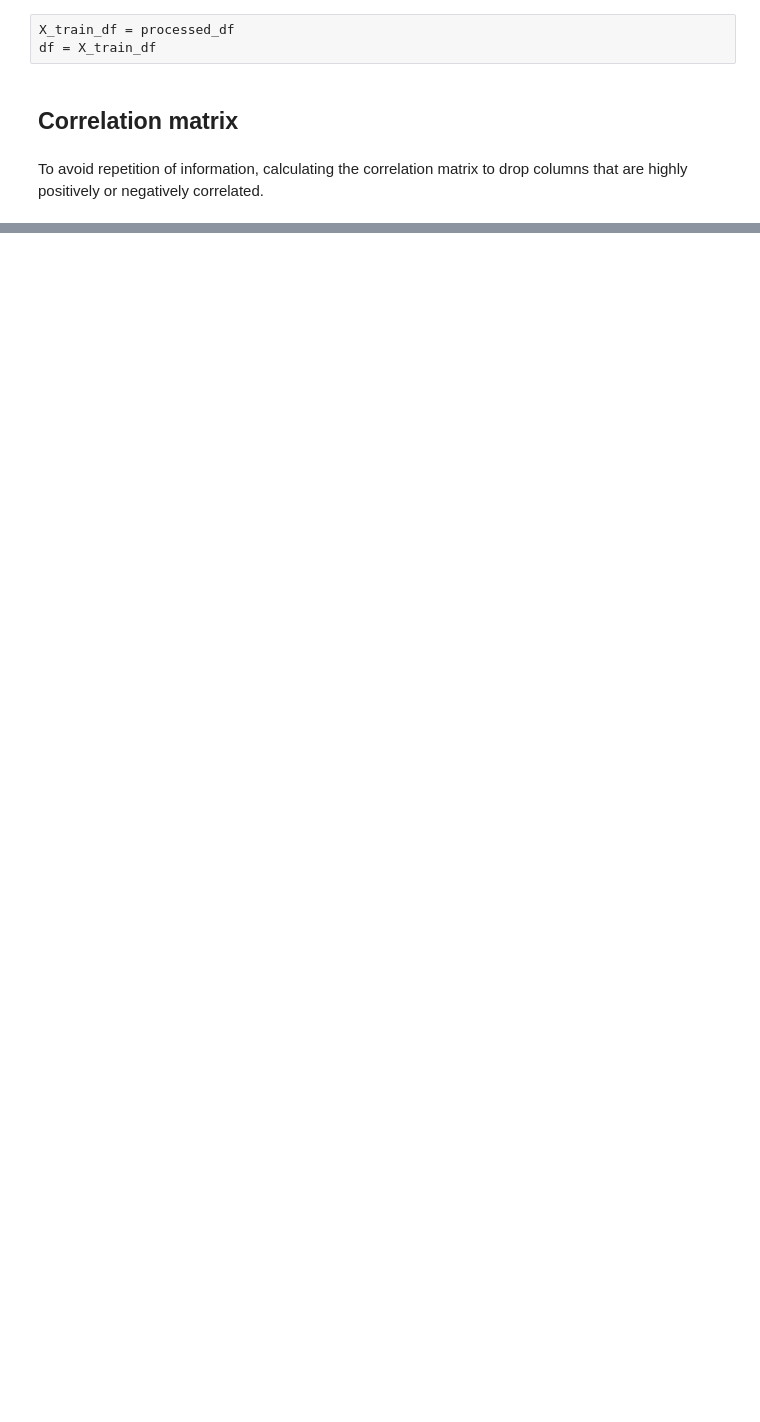
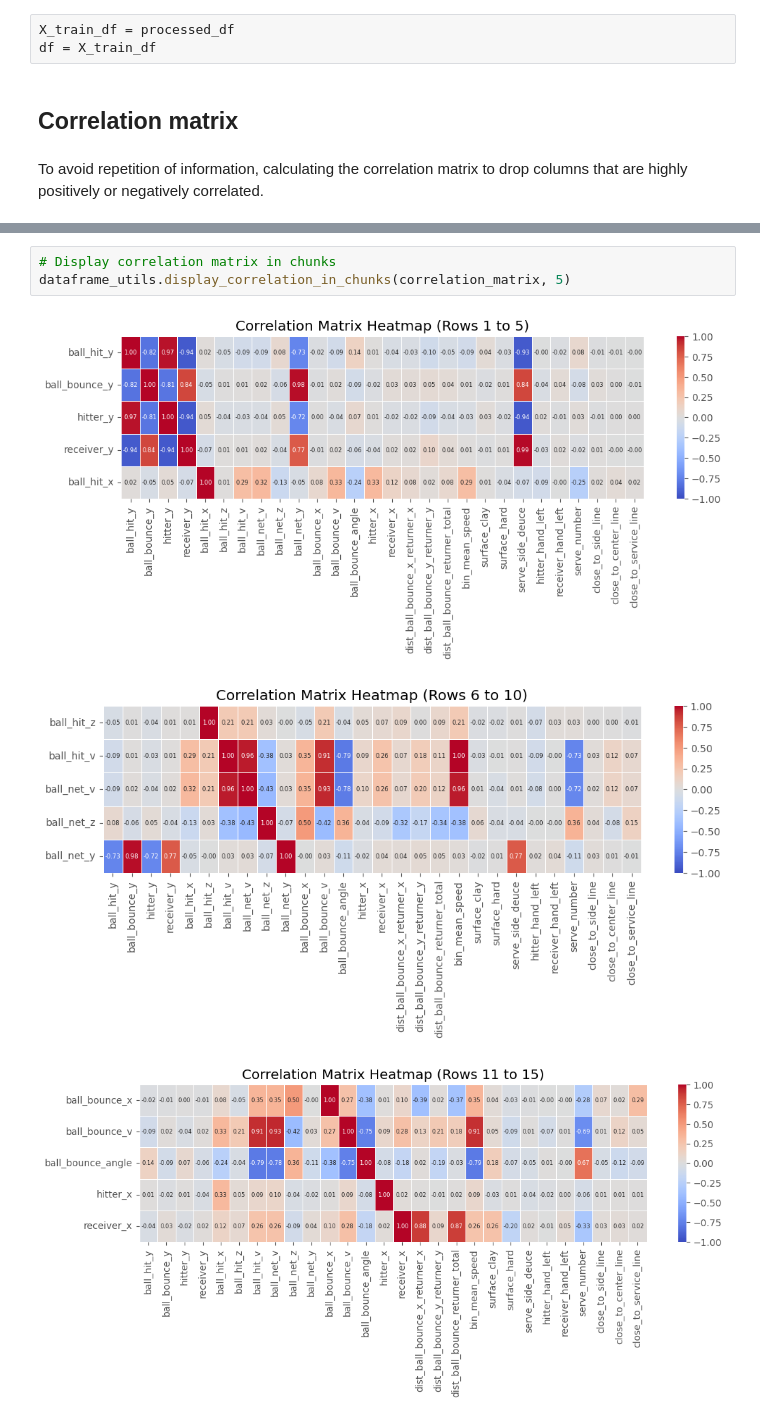
Before and after one commit to apbw-6/Tennis_Ace_Prediction, a Jupyter notebook: 3.Feature_Engineering.ipynb, the cells around one changed output, grey strips where cells are left out. Saved outputs shown, nothing was run; the diff lists cells and outputs as text; blank space fills up the shorter version.

```diff
--- a/3.Feature_Engineering.ipynb
+++ b/3.Feature_Engineering.ipynb
@@ -492,0 +476,7 @@ plt.show()
+# %%
+# Display correlation matrix in chunks
+dataframe_utils.display_correlation_in_chunks(correlation_matrix, 5)
+# %% [output]
+[figure, added]
+[figure, added]
+[figure, added]
```
Also changed, not shown: parts of 12 cells of this notebook, 2 other files.
